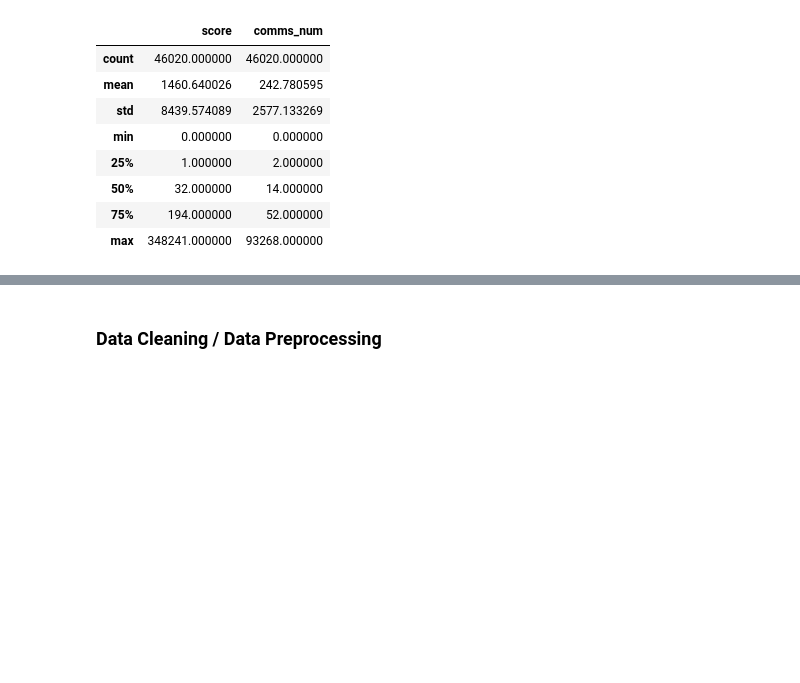
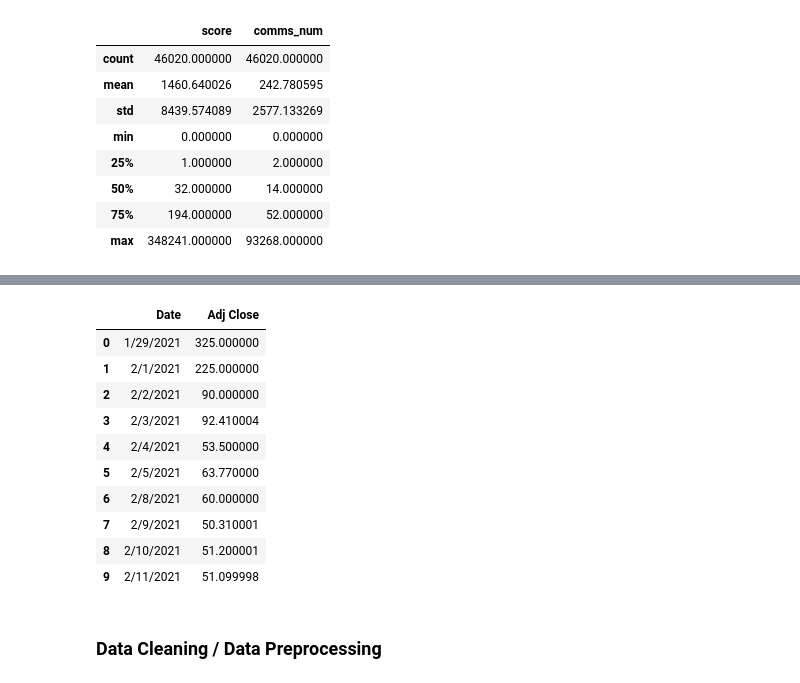
Before and after one commit to abhijoshi2000/r-wallstreebets-sentiment-analysis, a Jupyter notebook: code/rwsbets-sentiment-analysis.ipynb, the cells around one changed output, grey strips where cells are left out. Saved outputs shown, nothing was run; the diff lists cells and outputs as text; code cells hidden in the pictures; blank space fills up the shorter version.

```diff
--- a/code/rwsbets-sentiment-analysis.ipynb
+++ b/code/rwsbets-sentiment-analysis.ipynb
@@ -30,6 +43,8 @@ df.head(5)
 # %%
 # Drop unnecessary columns for analysis
 df = df.drop(columns=['id', 'url', 'created'])
+# %%
+df_gme = df_gme.drop(columns=['Open', 'High', 'Low', 'Close', 'Volume'])
 # %%
 # Handle missing values
 df.isnull().sum()
@@ -83,3 +133,17 @@ df.head(10)
+# %%
+df_gme.head(10)
+# %% [output]
+|  | Date | Adj Close |
+| 0 | 1/29/2021 | 325.000000 |
+| 1 | 2/1/2021 | 225.000000 |
+| 2 | 2/2/2021 | 90.000000 |
+| 3 | 2/3/2021 | 92.410004 |
+| 4 | 2/4/2021 | 53.500000 |
+| 5 | 2/5/2021 | 63.770000 |
+| 6 | 2/8/2021 | 60.000000 |
+| 7 | 2/9/2021 | 50.310001 |
+| 8 | 2/10/2021 | 51.200001 |
+| 9 | 2/11/2021 | 51.099998 |
 # %% [markdown]
 ### Data Cleaning / Data Preprocessing
 # %%
```
Also changed, not shown: parts of 15 cells of this notebook, 45 other files.
